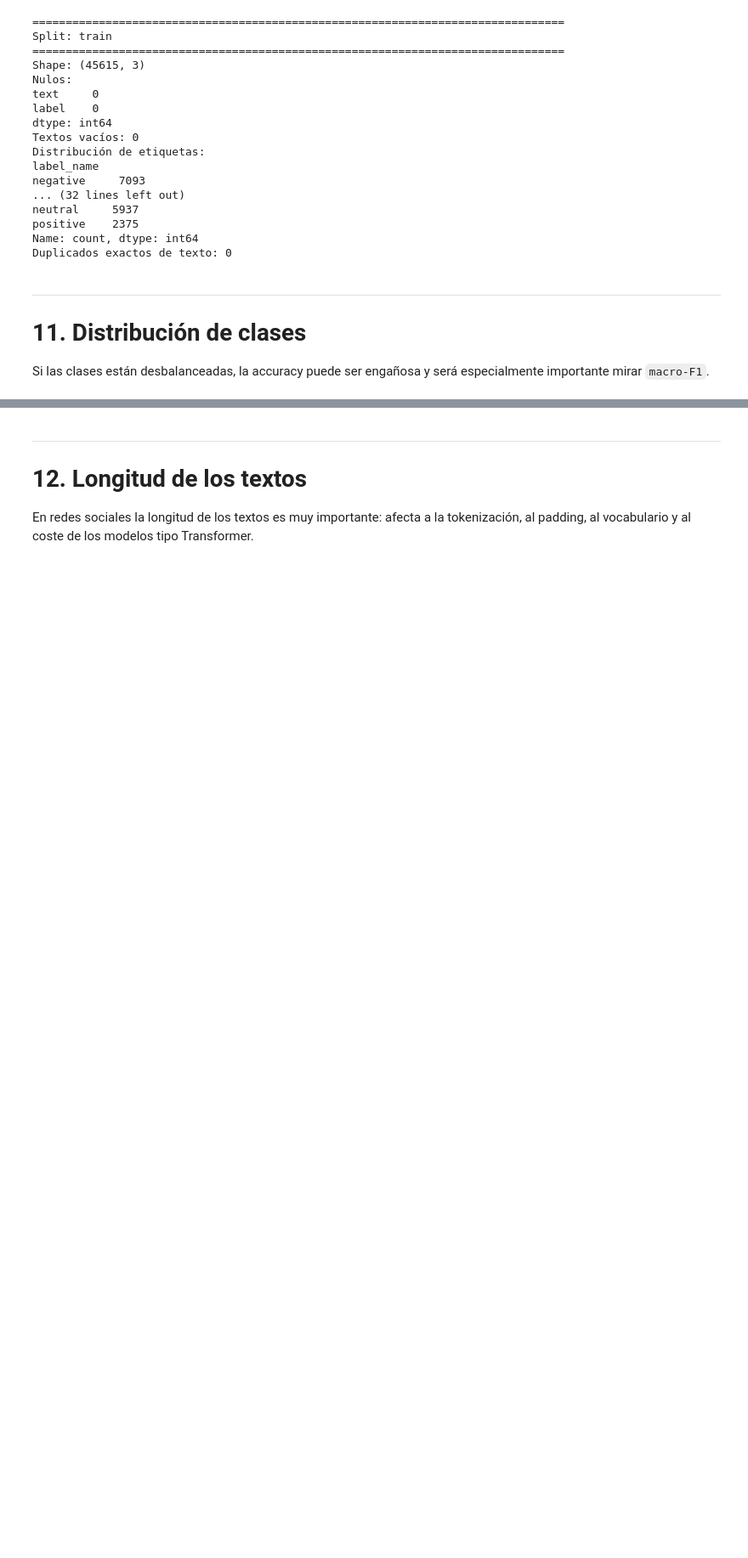
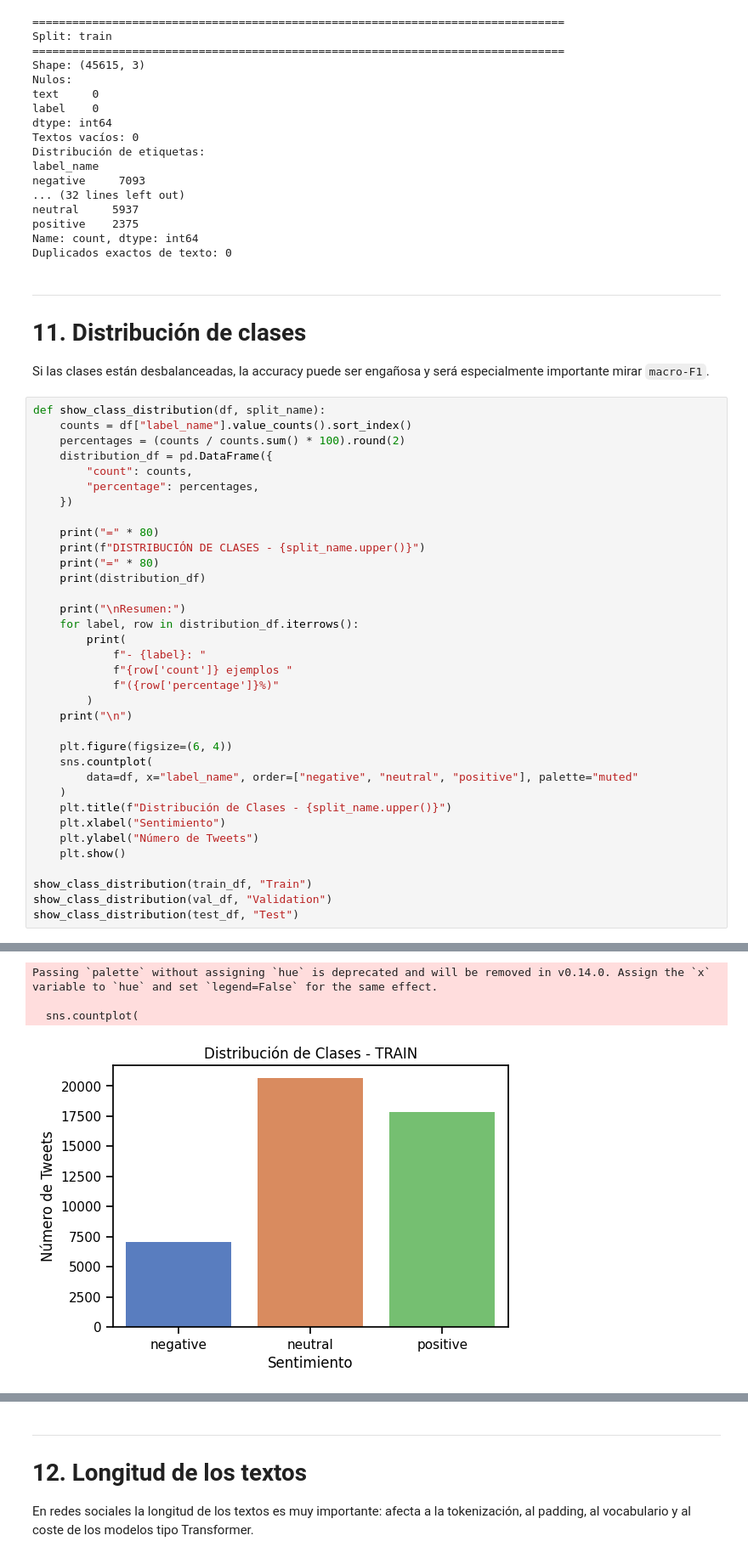
Before and after one commit to Maria-2703/NLP-Project, a Jupyter notebook: starter_practica_texto_redes_sociales.ipynb, the cells around one changed output, grey strips where cells are left out. Shown at 85% size. Drawn from its saved outputs; the diff is of its cells as text; blank space fills up the shorter version.

```diff
--- a/starter_practica_texto_redes_sociales.ipynb
+++ b/starter_practica_texto_redes_sociales.ipynb
@@ -302,3 +322,39 @@ Duplicados exactos de texto: 0
 # 11. Distribución de clases
 
 Si las clases están desbalanceadas, la accuracy puede ser engañosa y será especialmente importante mirar `macro-F1`.
+# %%
+def show_class_distribution(df, split_name):
+    counts = df["label_name"].value_counts().sort_index()
+    percentages = (counts / counts.sum() * 100).round(2)
+    distribution_df = pd.DataFrame({
+        "count": counts,
+        "percentage": percentages,
+    })
+
+    print("=" * 80)
+    print(f"DISTRIBUCIÓN DE CLASES - {split_name.upper()}")
+    print("=" * 80)
+    print(distribution_df)
+
+    print("\nResumen:")
+    for label, row in distribution_df.iterrows():
+        print(
+            f"- {label}: "
+            f"{row['count']} ejemplos "
+            f"({row['percentage']}%)"
+        )
+    print("\n")
+
+    plt.figure(figsize=(6, 4))
+    sns.countplot(
+        data=df, x="label_name", order=["negative", "neutral", "positive"], palette="muted"
+    )
+    plt.title(f"Distribución de Clases - {split_name.upper()}")
+    plt.xlabel("Sentimiento")
+    plt.ylabel("Número de Tweets")
+    plt.show()
+
+show_class_distribution(train_df, "Train")
+show_class_distribution(val_df, "Validation")
+show_class_distribution(test_df, "Test")
+# %% [output]
@@ -304,0 +374,4 @@ Si las clases están desbalanceadas, la accuracy puede ser engañosa y será esp
+Passing `palette` without assigning `hue` is deprecated and will be removed in v0.14.0. Assign the `x` variable to `hue` and set `legend=False` for the same effect.
+
+  sns.countplot(
+[figure, added]
```
Also changed, not shown: parts of 7 cells of this notebook.
